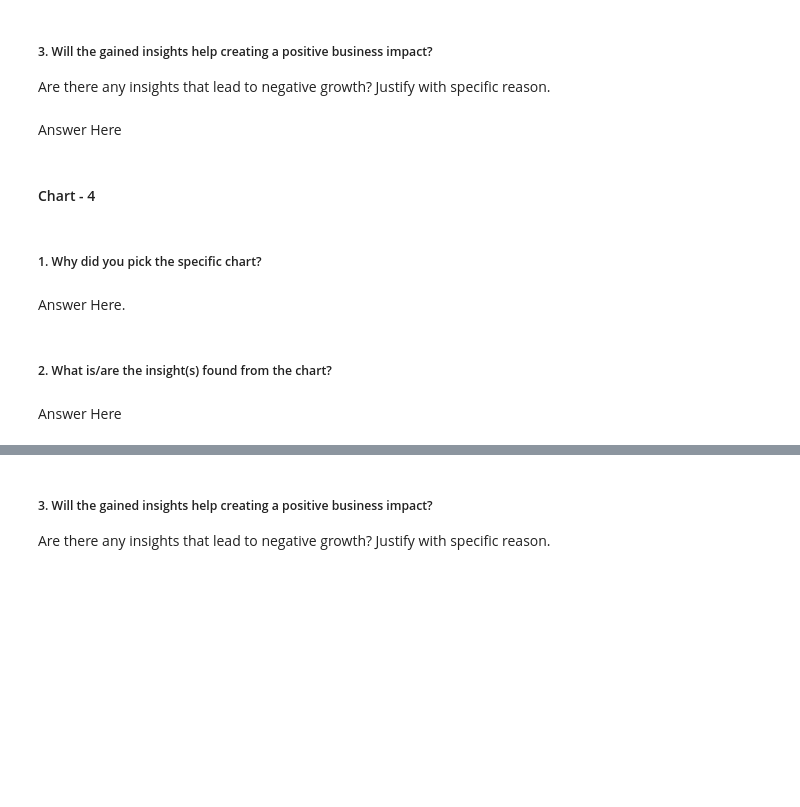
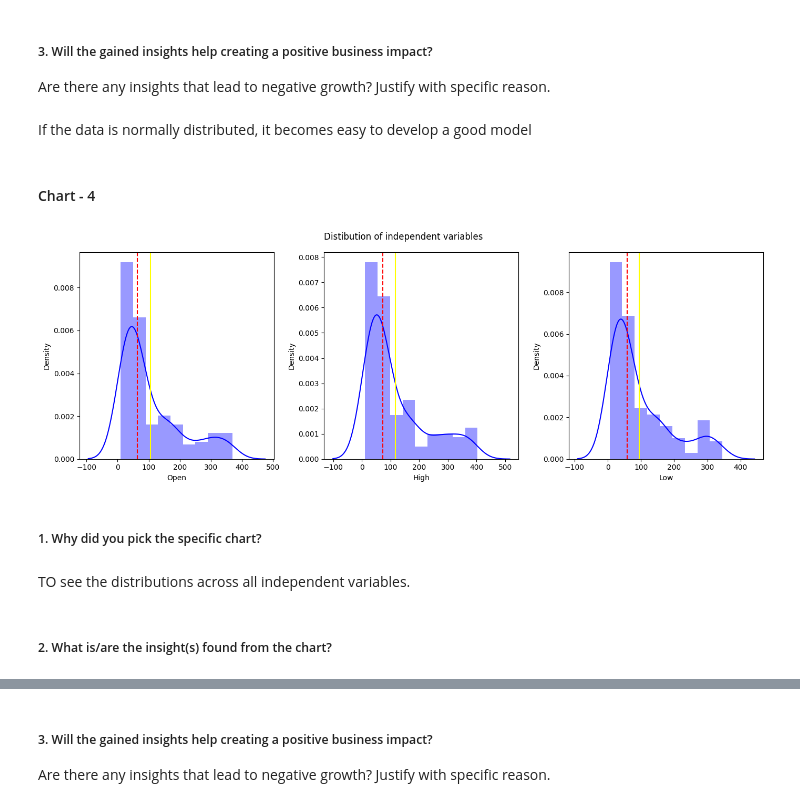
Before and after one commit to piyushbg/Yes-Bank-Stock-Closing-Price-Prediction, a Jupyter notebook: Yes_Bank_Stock_Closing_Price_Prediction.ipynb, the cells around one changed output, grey strips where cells are left out. Saved outputs shown, nothing was run; the diff lists cells and outputs as text; code cells hidden in the pictures; blank space fills up the shorter version.

```diff
--- a/Yes_Bank_Stock_Closing_Price_Prediction.ipynb
+++ b/Yes_Bank_Stock_Closing_Price_Prediction.ipynb
@@ -491,7 +525,7 @@ Answer Here
 # %% [markdown]
 ##### 3. Will the gained insights help creating a positive business impact?
 Are there any insights that lead to negative growth? Justify with specific reason.
-# %% [markdown]
-Answer Here
+# %% [markdown]
+If the data is normally distributed, it becomes easy to develop a good model
 # %% [markdown]
 #### Chart - 4
@@ -500,8 +532,26 @@ Answer Here
+# %%
+# Chart - 4 visualization code
+
+# Plotting the distributions of Independent features.
+plt.figure(figsize=(14, 5))
+
+for i, col in enumerate(independent_variables):
+    plt.subplot(1, 3, i+1)
+    sns.distplot(dataset_copy[col], color='b')
+    plt.xlabel(col, fontsize=10)
+
+    # Plotting the mean and the median.
+    plt.axvline(dataset_copy[col].mean(), color='yellow')
+    plt.axvline(dataset_copy[col].median(), color='red', linestyle='dashed')
+
+plt.suptitle('Distibution of independent variables')
+plt.tight_layout()
+plt.show()
+# %% [output]
+[figure, added]
 # %% [markdown]
 ##### 1. Why did you pick the specific chart?
-# %% [markdown]
-Answer Here.
+# %% [markdown]
+TO see the distributions across all independent variables.
 # %% [markdown]
 ##### 2. What is/are the insight(s) found from the chart?
-# %% [markdown]
-Answer Here
```
Also changed, not shown: parts of 81 cells of this notebook.
